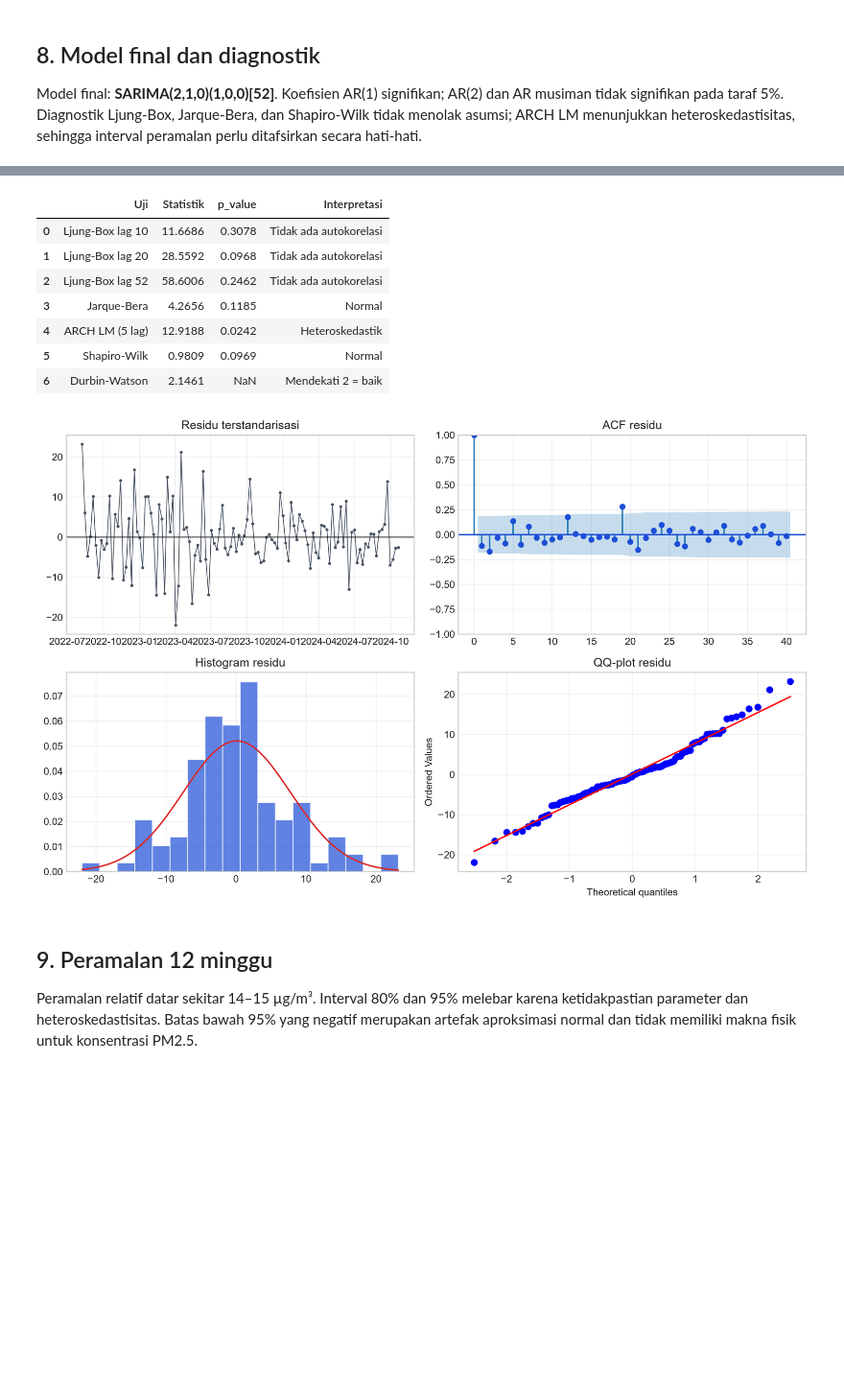
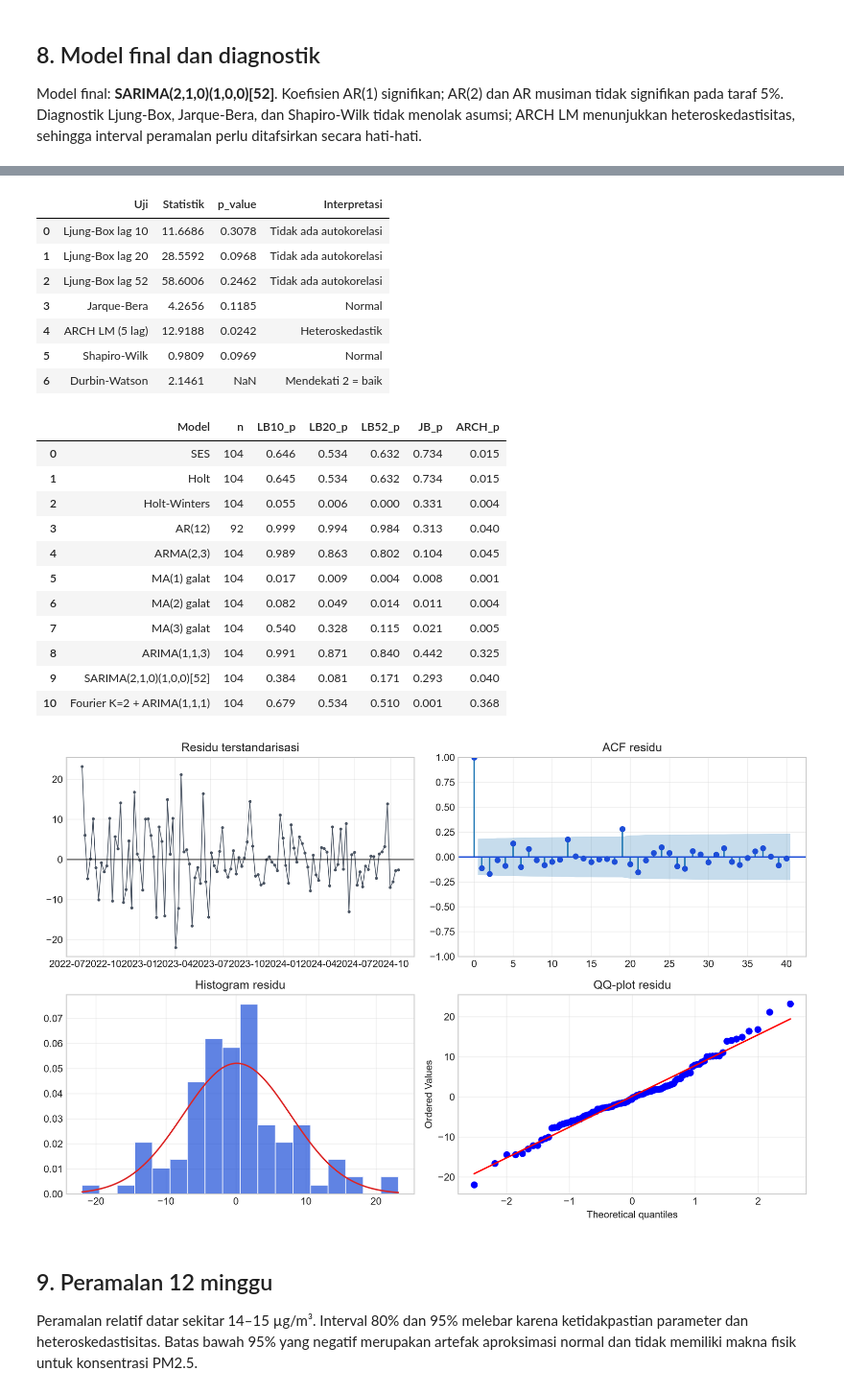
Before and after one commit to trishagarniss/adt-project, a Jupyter notebook: notebooks/01_analisis_pm25_surakarta.ipynb, the cells around one changed output, grey strips where cells are left out. Shown at 96% size. Drawn from its saved outputs; the diff is of its cells as text; code cells hidden in the pictures; blank space fills up the shorter version.

```diff
--- a/notebooks/01_analisis_pm25_surakarta.ipynb
+++ b/notebooks/01_analisis_pm25_surakarta.ipynb
@@ -222,23 +234,37 @@ Model final: **SARIMA(2,1,0)(1,0,0)[52]**. Koefisien AR(1) signifikan; AR(2) dan
 # %%
 koefisien = pd.read_csv(ROOT / "outputs" / "tables" / "final_coefficients.csv")
 diagnostik = pd.read_csv(ROOT / "outputs" / "tables" / "final_diagnostics.csv")
+diagnostik_model = pd.read_csv(ROOT / "outputs" / "tables" / "model_diagnostics.csv")
 display(koefisien.round(4))
 display(diagnostik.round(4))
+display(diagnostik_model.round(3))
 display(Image(filename=str(ROOT / "outputs" / "figures" / "fig08_residual_diagnostics.png"), width=900))
 # %% [output]
 |  | Parameter | Koefisien | Std_Error | z | p_value | CI_bawah | CI_atas |
 | 0 | ar.L1 | -0.3171 | 0.1302 | -2.4361 | 0.0148 | -0.5723 | -0.0620 |
 | 1 | ar.L2 | -0.1910 | 0.1620 | -1.1791 | 0.2384 | -0.5085 | 0.1265 |
 | 2 | ar.S.L52 | 0.0737 | 0.0892 | 0.8260 | 0.4088 | -0.1012 | 0.2486 |
 | 3 | sigma2 | 27.7258 | 4.6204 | 6.0007 | 0.0000 | 18.6699 | 36.7817 |
 |  | Uji | Statistik | p_value | Interpretasi |
 | 0 | Ljung-Box lag 10 | 11.6686 | 0.3078 | Tidak ada autokorelasi |
 | 1 | Ljung-Box lag 20 | 28.5592 | 0.0968 | Tidak ada autokorelasi |
 | 2 | Ljung-Box lag 52 | 58.6006 | 0.2462 | Tidak ada autokorelasi |
 | 3 | Jarque-Bera | 4.2656 | 0.1185 | Normal |
 | 4 | ARCH LM (5 lag) | 12.9188 | 0.0242 | Heteroskedastik |
 | 5 | Shapiro-Wilk | 0.9809 | 0.0969 | Normal |
 | 6 | Durbin-Watson | 2.1461 | NaN | Mendekati 2 = baik |
+|  | Model | n | LB10_p | LB20_p | LB52_p | JB_p | ARCH_p |
+| 0 | SES | 104 | 0.646 | 0.534 | 0.632 | 0.734 | 0.015 |
+| 1 | Holt | 104 | 0.645 | 0.534 | 0.632 | 0.734 | 0.015 |
+| 2 | Holt-Winters | 104 | 0.055 | 0.006 | 0.000 | 0.331 | 0.004 |
+| 3 | AR(12) | 92 | 0.999 | 0.994 | 0.984 | 0.313 | 0.040 |
+| 4 | ARMA(2,3) | 104 | 0.989 | 0.863 | 0.802 | 0.104 | 0.045 |
+| 5 | MA(1) galat | 104 | 0.017 | 0.009 | 0.004 | 0.008 | 0.001 |
+| 6 | MA(2) galat | 104 | 0.082 | 0.049 | 0.014 | 0.011 | 0.004 |
+| 7 | MA(3) galat | 104 | 0.540 | 0.328 | 0.115 | 0.021 | 0.005 |
+| 8 | ARIMA(1,1,3) | 104 | 0.991 | 0.871 | 0.840 | 0.442 | 0.325 |
+| 9 | SARIMA(2,1,0)(1,0,0)[52] | 104 | 0.384 | 0.081 | 0.171 | 0.293 | 0.040 |
+| 10 | Fourier K=2 + ARIMA(1,1,1) | 104 | 0.679 | 0.534 | 0.510 | 0.001 | 0.368 |
 [figure]
 # %% [markdown]
 ## 9. Peramalan 12 minggu
```
Also changed, not shown: parts of 4 cells of this notebook, 13 other files.
